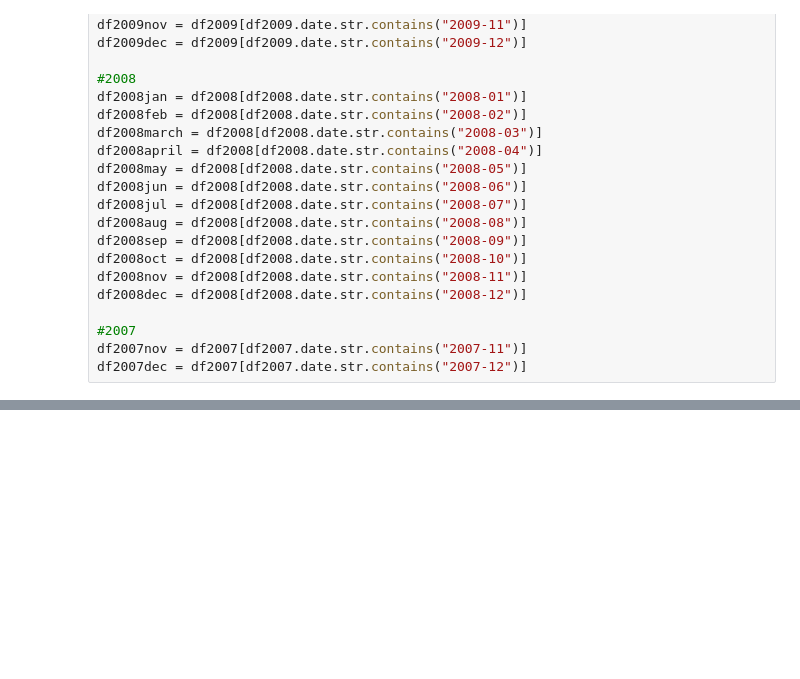
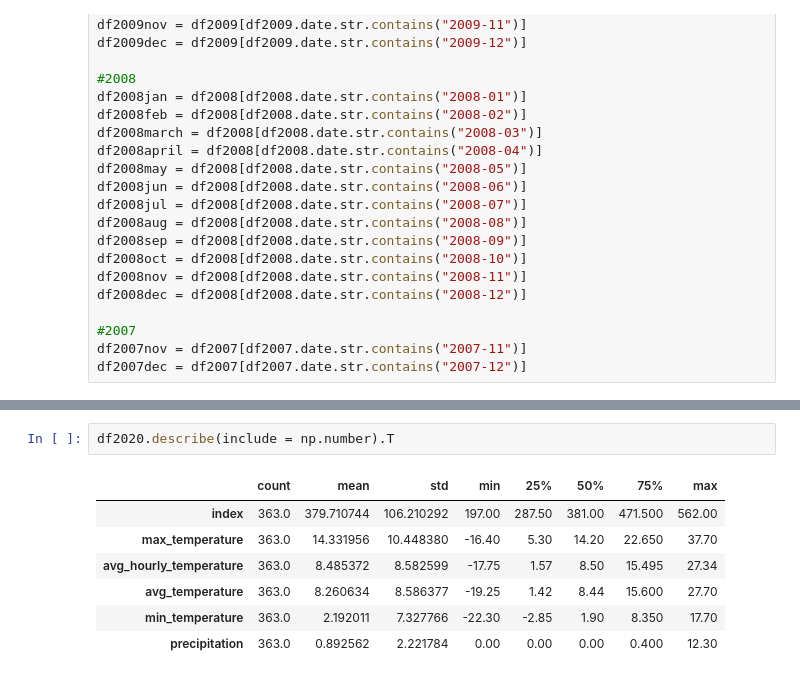
Before and after one commit to data301-2021-summer2/project-group38-project, a Jupyter notebook: analysis/Untitled.ipynb, the cells around one changed output, grey strips where cells are left out. Drawn from its saved outputs; the diff is of its cells as text; blank space fills up the shorter version.

```diff
--- a/analysis/Untitled.ipynb
+++ b/analysis/Untitled.ipynb
@@ -233,0 +293,10 @@ df2007dec = df2007[df2007.date.str.contains("2007-12")]
+# %%
+df2020.describe(include = np.number).T
+# %% [output]
+|  | count | mean | std | min | 25% | 50% | 75% | max |
+| index | 363.0 | 379.710744 | 106.210292 | 197.00 | 287.50 | 381.00 | 471.500 | 562.00 |
+| max_temperature | 363.0 | 14.331956 | 10.448380 | -16.40 | 5.30 | 14.20 | 22.650 | 37.70 |
+| avg_hourly_temperature | 363.0 | 8.485372 | 8.582599 | -17.75 | 1.57 | 8.50 | 15.495 | 27.34 |
+| avg_temperature | 363.0 | 8.260634 | 8.586377 | -19.25 | 1.42 | 8.44 | 15.600 | 27.70 |
+| min_temperature | 363.0 | 2.192011 | 7.327766 | -22.30 | -2.85 | 1.90 | 8.350 | 17.70 |
+| precipitation | 363.0 | 0.892562 | 2.221784 | 0.00 | 0.00 | 0.00 | 0.400 | 12.30 |
```
Also changed, not shown: parts of 27 cells of this notebook, 1 other file.
